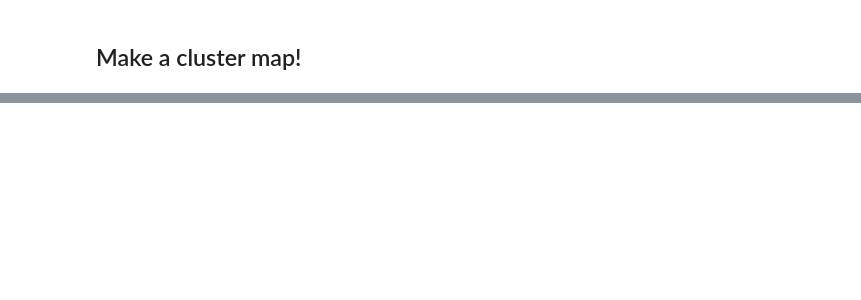
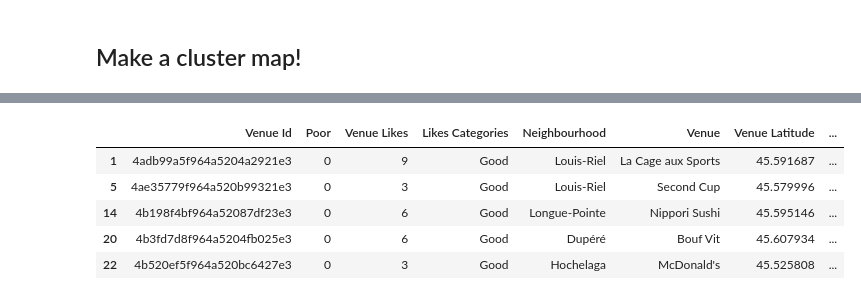
Before and after one commit to jlbdash/CapstoneProject, a Jupyter notebook: Montreal.ipynb, the cells around one changed output, grey strips where cells are left out. Cells and saved outputs as stored; diff of their text form; code cells hidden in the pictures; blank space fills up the shorter version.

```diff
--- a/Montreal.ipynb
+++ b/Montreal.ipynb
@@ -308,5 +443,13 @@ city_merge.loc[city_merge['Cluster Labels'] == 1, city_merge.columns[[0] + list(
 # %%
-# Cluster "Acceptable" Rating
+# Cluster 3: "Good" Rating
 
-city_merge.loc[city_merge['Cluster Labels'] == 2, city_merge.columns[[0] + list(range(6, city_merge.shape[1]))]].head()
+good = city_merge.loc[city_merge['Cluster Labels'] == 2, city_merge.columns[[0] + list(range(6, city_merge.shape[1]))]]
+good.head()
+# %% [output]
+|  | Venue Id | Poor | Venue Likes | Likes Categories | Neighbourhood | Venue | Venue Latitude | ... |
+| 1 | 4adb99a5f964a5204a2921e3 | 0 | 9 | Good | Louis-Riel | La Cage aux Sports | 45.591687 | ... |
+| 5 | 4ae35779f964a520b99321e3 | 0 | 3 | Good | Louis-Riel | Second Cup | 45.579996 | ... |
+| 14 | 4b198f4bf964a52087df23e3 | 0 | 6 | Good | Longue-Pointe | Nippori Sushi | 45.595146 | ... |
+| 20 | 4b3fd7d8f964a5204fb025e3 | 0 | 6 | Good | Dupéré | Bouf Vit | 45.607934 | ... |
+| 22 | 4b520ef5f964a520bc6427e3 | 0 | 3 | Good | Hochelaga | McDonald's | 45.525808 | ... |
 # %%
```
Also changed, not shown: parts of 24 cells of this notebook.
